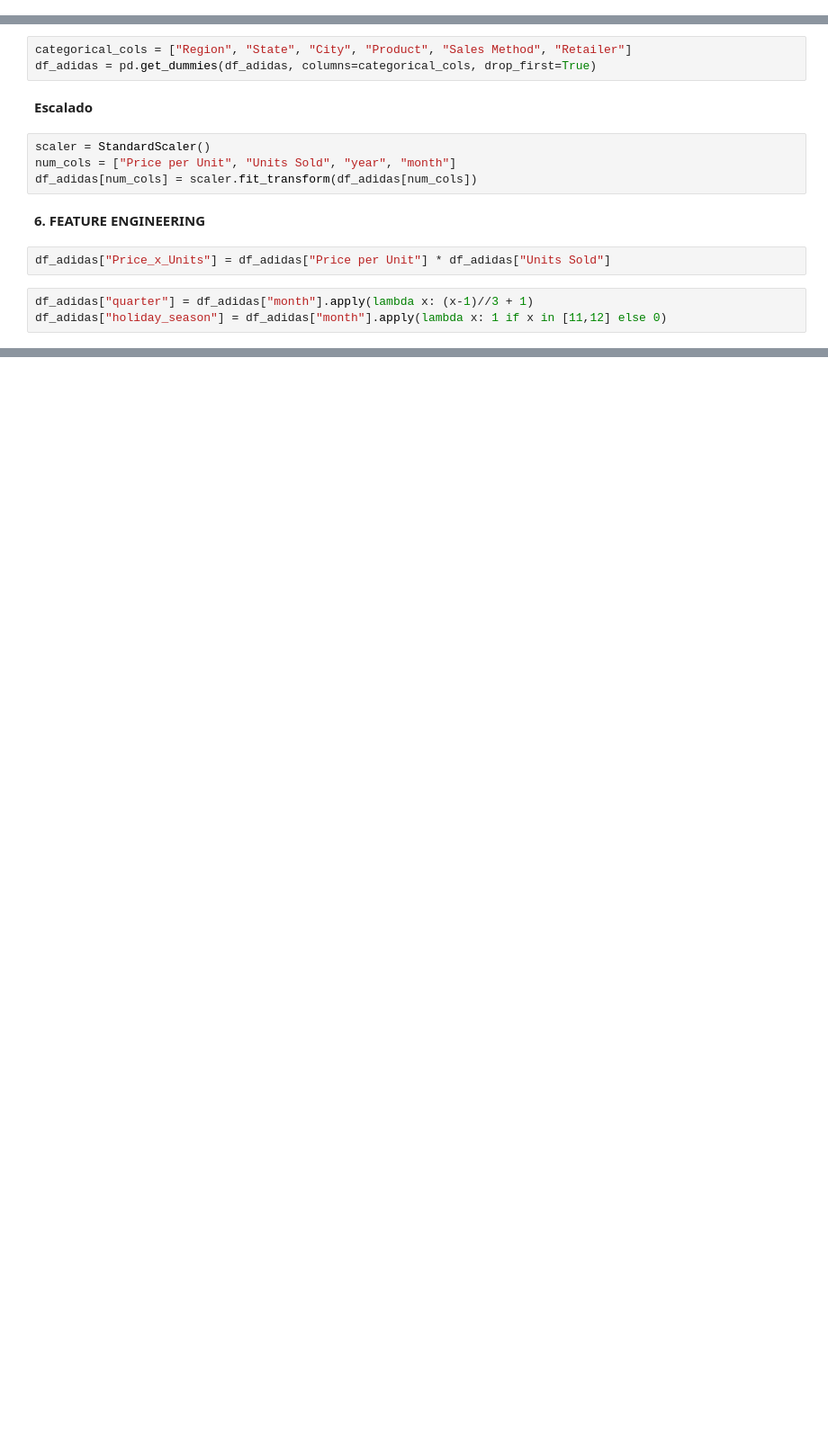
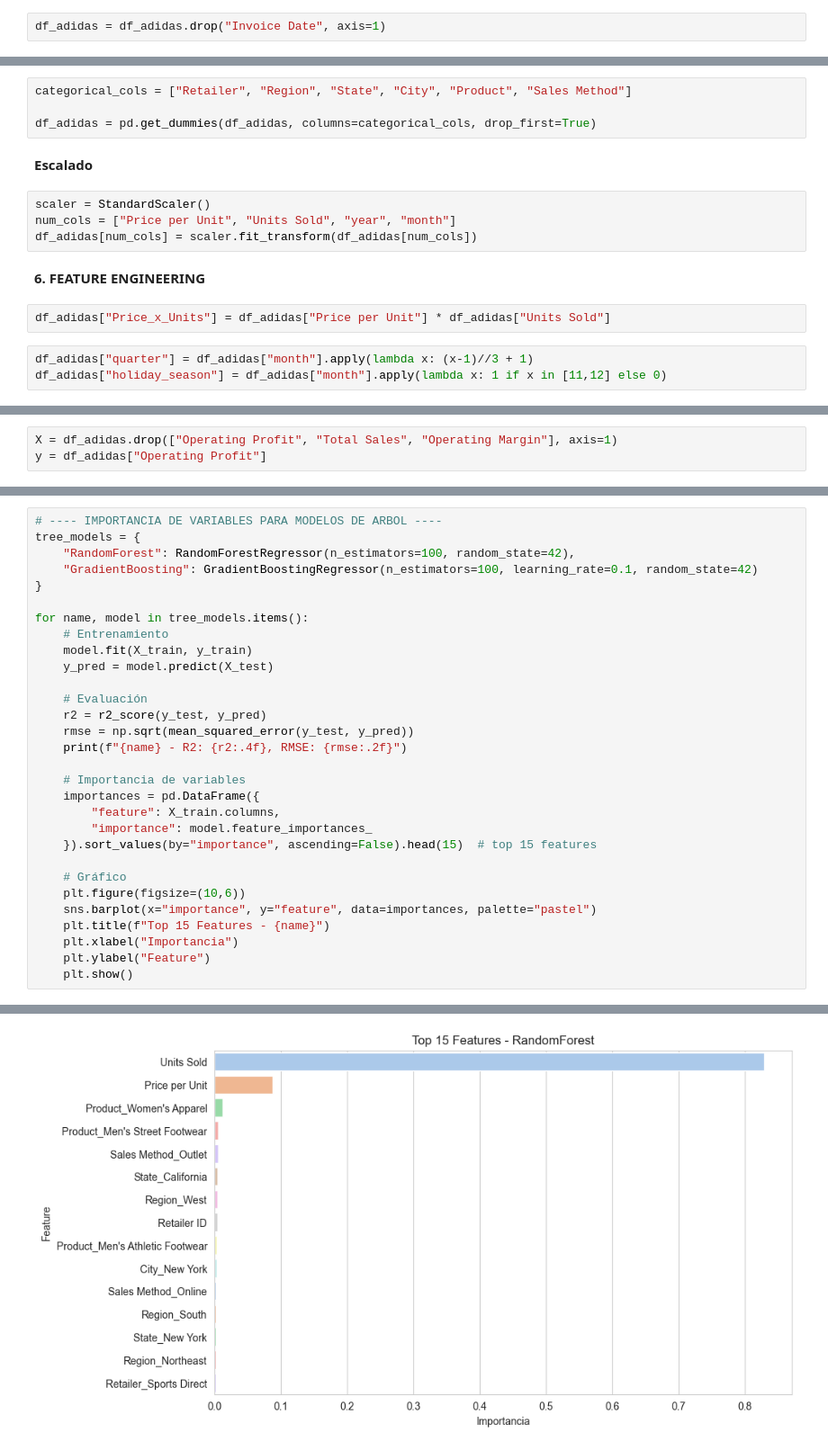
Before and after one commit to rebecaprg/ML_Adidas_supervisado, a Jupyter notebook: ML_Adidas.ipynb, the cells around one changed output, grey strips where cells are left out. Shown at 90% size. Saved outputs shown, nothing was run; the diff lists cells and outputs as text; blank space fills up the shorter version.

```diff
--- a/ML_Adidas.ipynb
+++ b/ML_Adidas.ipynb
@@ -358,6 +303,8 @@ for col in ["Region", "Product", "Sales Method"]:
 **Eliminacion de features**
 # %%
 df_adidas = df_adidas.drop(columns=["Operating Margin", "Total Sales"])
+# %%
+df_adidas = df_adidas.drop("Invoice Date", axis=1)
 # %% [markdown]
 **Eliminar duplicados**
 # %%
@@ -387,7 +336,8 @@ df_adidas = df_adidas.drop("Invoice Date", axis=1)
 # %% [markdown]
 **Encodigns**
 # %%
-categorical_cols = ["Region", "State", "City", "Product", "Sales Method", "Retailer"]
+categorical_cols = ["Retailer", "Region", "State", "City", "Product", "Sales Method"]
+
 df_adidas = pd.get_dummies(df_adidas, columns=categorical_cols, drop_first=True)
 # %% [markdown]
 **Escalado**
@@ -404,0 +413,3 @@ df_adidas["holiday_season"] = df_adidas["month"].apply(lambda x: 1 if x in [11,1
+# %%
+X = df_adidas.drop(["Operating Profit", "Total Sales", "Operating Margin"], axis=1)
+y = df_adidas["Operating Profit"]
@@ -404,0 +471,31 @@ df_adidas["holiday_season"] = df_adidas["month"].apply(lambda x: 1 if x in [11,1
+# %%
+# ---- IMPORTANCIA DE VARIABLES PARA MODELOS DE ARBOL ----
+tree_models = {
+    "RandomForest": RandomForestRegressor(n_estimators=100, random_state=42),
+    "GradientBoosting": GradientBoostingRegressor(n_estimators=100, learning_rate=0.1, random_state=42)
+}
+
+for name, model in tree_models.items():
+    # Entrenamiento
+    model.fit(X_train, y_train)
+    y_pred = model.predict(X_test)
+
+    # Evaluación
+    r2 = r2_score(y_test, y_pred)
+    rmse = np.sqrt(mean_squared_error(y_test, y_pred))
+    print(f"{name} - R2: {r2:.4f}, RMSE: {rmse:.2f}")
+
+    # Importancia de variables
+    importances = pd.DataFrame({
+        "feature": X_train.columns,
+        "importance": model.feature_importances_
+    }).sort_values(by="importance", ascending=False).head(15)  # top 15 features
+
+    # Gráfico
+    plt.figure(figsize=(10,6))
+    sns.barplot(x="importance", y="feature", data=importances, palette="pastel")
+    plt.title(f"Top 15 Features - {name}")
+    plt.xlabel("Importancia")
+    plt.ylabel("Feature")
+    plt.show()
+# %% [output]
@@ -404,0 +503 @@ df_adidas["holiday_season"] = df_adidas["month"].apply(lambda x: 1 if x in [11,1
+[figure, added]
```
Also changed, not shown: parts of 37 cells of this notebook.
